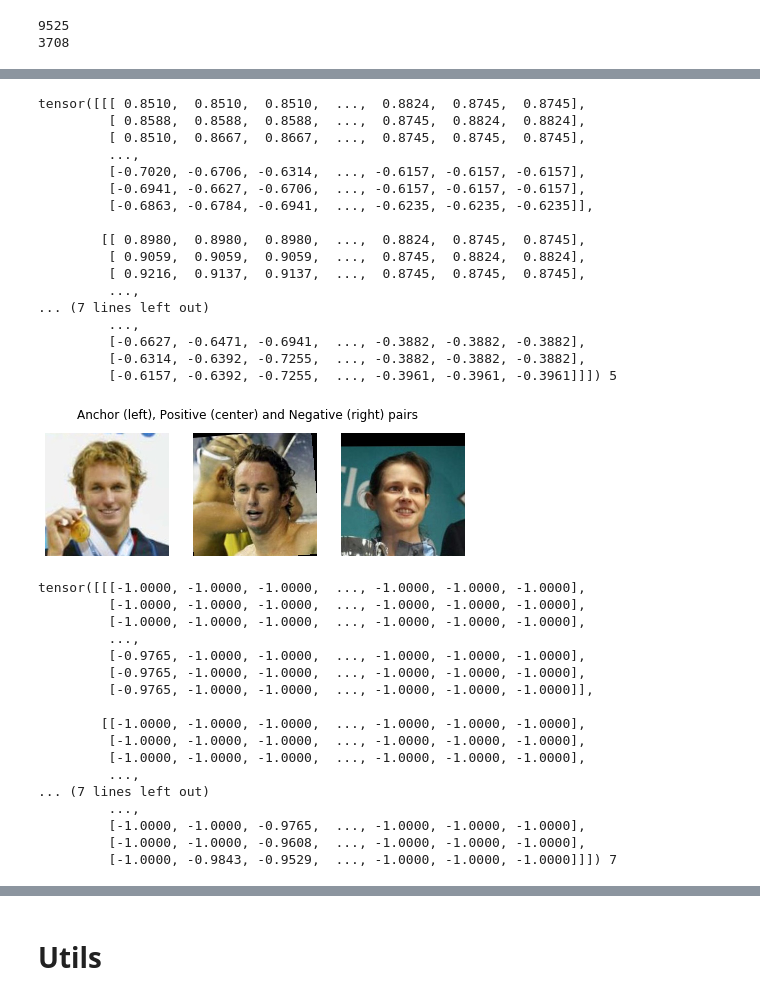
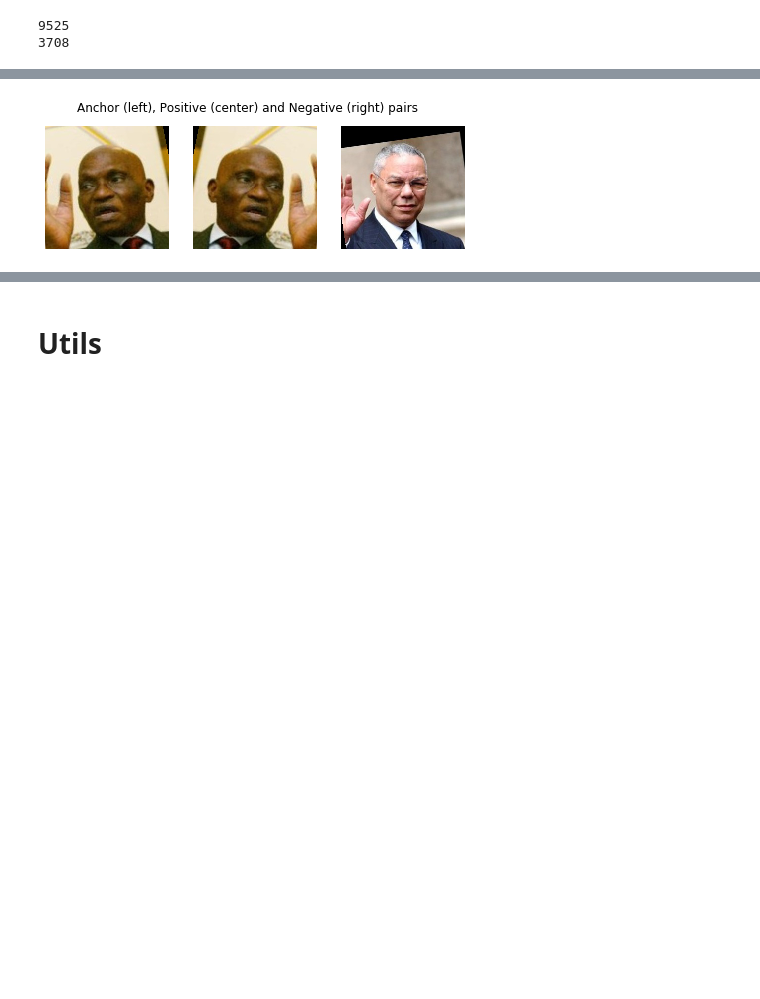
Before and after one commit to denisaqosja/Deep-Learning, a Jupyter notebook: Deep Metric Learning/Metric Learning.ipynb, the cells around one changed output, grey strips where cells are left out. Cells and saved outputs as stored; diff of their text form; code cells hidden in the pictures; blank space fills up the shorter version.

```diff
--- a/Deep Metric Learning/Metric Learning.ipynb
+++ b/Deep Metric Learning/Metric Learning.ipynb
@@ -34,48 +36,42 @@ print(len(test_data))
 class TripletDataset():
     """ Preparing the dataset for triplet loss """
     def __init__(self, dataset_lfw):
+
         self.dataset_lfw = dataset_lfw
-        self.dataset = []
-
         self.dataset_labels = np.array([label for _,label in dataset_lfw])
 
         #get ocurrence of labels in LFW dataset in a dictionary
         ocur_labels = Counter(self.dataset_labels)
 
         #create a subset with faces/images that have more than 1 occurrence in the dataset
-        positive_pair_labels = [key for (key, value) in ocur_labels.items() if(value != 1)]
+        labels_occurMoreThanTwice = [key for (key, value) in ocur_labels.items() if(value > 1)]
+        self.anchor_labels = [(anchor_id, label) for anchor_id, label in enumerate(self.dataset_labels) if label in labels_occurMoreThanTwice]
 
-        for img, label in dataset_lfw:
-            if label in positive_pair_labels:
-                self.dataset.append([img, label])
 
     def __getitem__(self, anchor_idx):
         """Input: Index of anchors that have a positive pair"""
-        positive_images = []
-        negative_images = []
-        anchor_img, anchor_label = self.dataset[anchor_idx]
 
-        #obtain list of images with same and different labels;
-        #searching through the whole dataset to obtain more negatives
-        for _, (img, label) in enumerate(self.dataset_lfw):
-            if (label != anchor_label):
-                negative_images.append([img, label])
-            elif(label==anchor_label):
-                if not torch.equal(anchor_img, img):
-                    positive_images.append([img, label])
+        anchor_id, label = self.anchor_labels[anchor_idx]
+        anchor_image, anchor_label = self.dataset_lfw[anchor_id]
+
+        #obtain indices for the positive and negative pairs
+        positive_indices = np.where(self.dataset_labels == anchor_label)[0]
+        positive_indices.tolist().remove(anchor_id)
+
+        negative_indices = np.where(self.dataset_labels != anchor_label)[0]
 
         #random sample positive and negative pairs from the lists
-        positive_img_id = np.random.choice(np.arange(len(positive_images)))
-        negative_img_id = np.random.choice(np.arange(len(negative_images)))
+        positive_img_id = np.random.choice(positive_indices)
+        negative_img_id = np.random.choice(negative_indices.tolist())
 
-        positive_img, positive_label = positive_images[positive_img_id]
-        negative_img, negative_label = negative_images[negative_img_id]
+        positive_image, positive_label = self.dataset_lfw[positive_img_id]
+        negative_image, negative_label = self.dataset_lfw[negative_img_id]
 
-        return (anchor_img, positive_img, negative_img), (anchor_label, positive_label, negative_label)
+        return (anchor_image, positive_image, negative_image), (anchor_label, positive_label, negative_label)
 
     def __len__(self):
         """Return length of anchor set"""
-        return len(self.dataset)
+        return len(self.anchor_labels)
 # %%
 dataset_trainTriplet = TripletDataset(train_data)
 dataset_testTriplet = TripletDataset(test_data)
@@ -99,44 +112,10 @@ def visualize_data(anchor, positive, negative):
     plt.suptitle("Anchor (left), Positive (center) and Negative (right) pairs")
     plt.show()
 # %%
-(anchor, pos, neg), (_,_,_) = dataset_trainTriplet[0]
+(anchor, pos, neg), _ = dataset_trainTriplet[8]
 visualize_data(anchor, pos, neg)
 
-(anchor, pos, neg), (_,_,_) = dataset_trainTriplet[5]
+(anchor, pos, neg), _ = dataset_trainTriplet[13]
 visualize_data(anchor, pos, neg)
 # %% [output]
-tensor([[[ 0.8510,  0.8510,  0.8510,  ...,  0.8824,  0.8745,  0.8745],
-         [ 0.8588,  0.8588,  0.8588,  ...,  0.8745,  0.8824,  0.8824],
-         [ 0.8510,  0.8667,  0.8667,  ...,  0.8745,  0.8745,  0.8745],
-         ...,
-         [-0.7020, -0.6706, -0.6314,  ..., -0.6157, -0.6157, -0.6157],
-         [-0.6941, -0.6627, -0.6706,  ..., -0.6157, -0.6157, -0.6157],
-         [-0.6863, -0.6784, -0.6941,  ..., -0.6235, -0.6235, -0.6235]],
-
-        [[ 0.8980,  0.8980,  0.8980,  ...,  0.8824,  0.8745,  0.8745],
-         [ 0.9059,  0.9059,  0.9059,  ...,  0.8745,  0.8824,  0.8824],
-         [ 0.9216,  0.9137,  0.9137,  ...,  0.8745,  0.8745,  0.8745],
-         ...,
-... (7 lines left out)
-         ...,
-         [-0.6627, -0.6471, -0.6941,  ..., -0.3882, -0.3882, -0.3882],
-         [-0.6314, -0.6392, -0.7255,  ..., -0.3882, -0.3882, -0.3882],
-         [-0.6157, -0.6392, -0.7255,  ..., -0.3961, -0.3961, -0.3961]]]) 5
-[figure, old version]
+[figure, new version]
-tensor([[[-1.0000, -1.0000, -1.0000,  ..., -1.0000, -1.0000, -1.0000],
-         [-1.0000, -1.0000, -1.0000,  ..., -1.0000, -1.0000, -1.0000],
-         [-1.0000, -1.0000, -1.0000,  ..., -1.0000, -1.0000, -1.0000],
-         ...,
-         [-0.9765, -1.0000, -1.0000,  ..., -1.0000, -1.0000, -1.0000],
-         [-0.9765, -1.0000, -1.0000,  ..., -1.0000, -1.0000, -1.0000],
-         [-0.9765, -1.0000, -1.0000,  ..., -1.0000, -1.0000, -1.0000]],
-
-        [[-1.0000, -1.0000, -1.0000,  ..., -1.0000, -1.0000, -1.0000],
-         [-1.0000, -1.0000, -1.0000,  ..., -1.0000, -1.0000, -1.0000],
-         [-1.0000, -1.0000, -1.0000,  ..., -1.0000, -1.0000, -1.0000],
-         ...,
-... (7 lines left out)
-         ...,
-         [-1.0000, -1.0000, -0.9765,  ..., -1.0000, -1.0000, -1.0000],
-         [-1.0000, -1.0000, -0.9608,  ..., -1.0000, -1.0000, -1.0000],
-         [-1.0000, -0.9843, -0.9529,  ..., -1.0000, -1.0000, -1.0000]]]) 7
```
Also changed, not shown: parts of 8 cells of this notebook.
